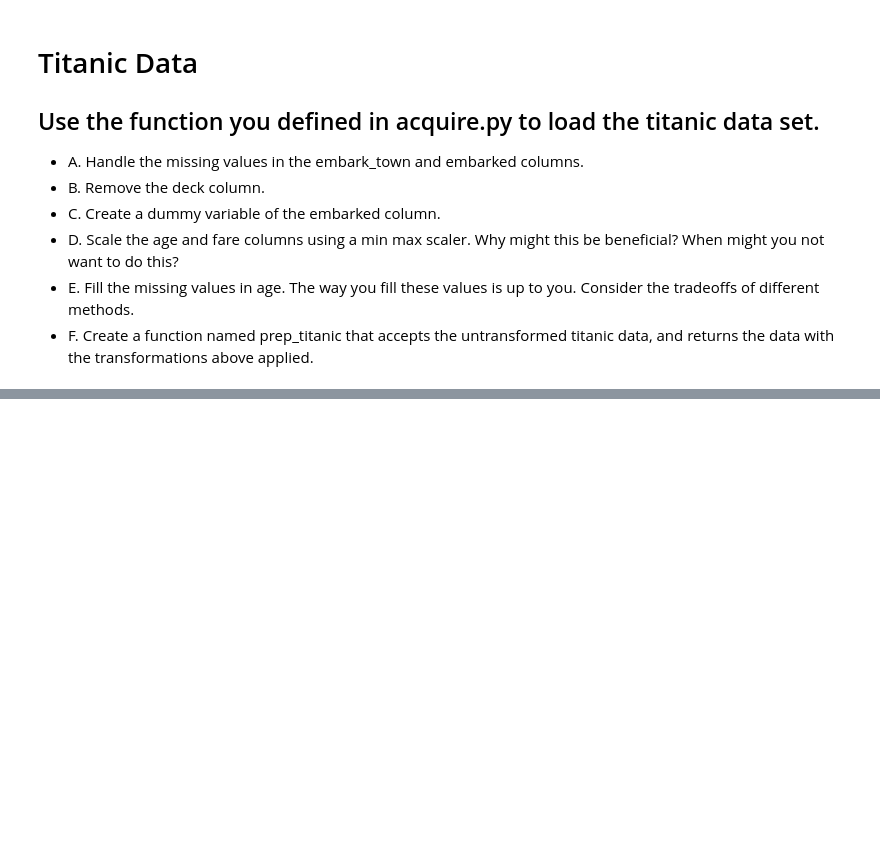
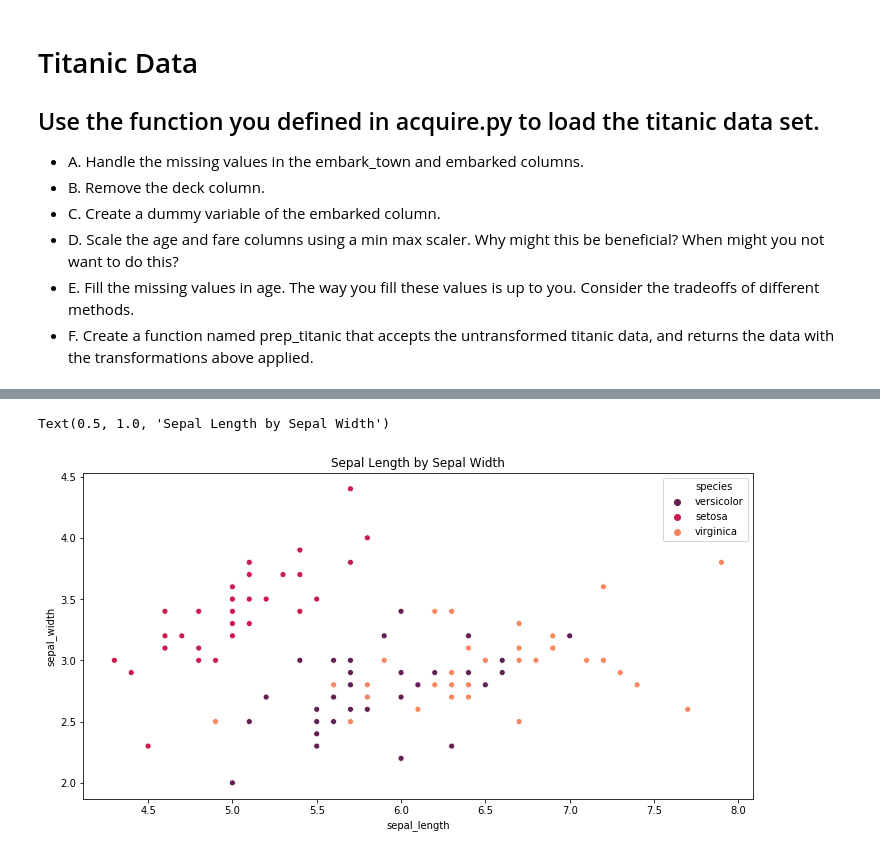
Before and after one commit to george887/classification_exercises, a Jupyter notebook: classification_exercises.ipynb, the cells around one changed output, grey strips where cells are left out. Saved outputs shown, nothing was run; the diff lists cells and outputs as text; code cells hidden in the pictures; blank space fills up the shorter version.

```diff
--- a/classification_exercises.ipynb
+++ b/classification_exercises.ipynb
@@ -473,0 +541,7 @@ def prep_titanic(titanic_df):
+# %%
+# Sepal length and sepal width
+plt.figure(figsize=(12,6))
+sns.scatterplot(x=train.sepal_length, y=train.sepal_width, hue=train.species, palette="rocket").set_title("Sepal Length by Sepal Width")
+# %% [output]
+Text(0.5, 1.0, 'Sepal Length by Sepal Width')
+[figure, added]
```
Also changed, not shown: parts of 40 cells of this notebook.
